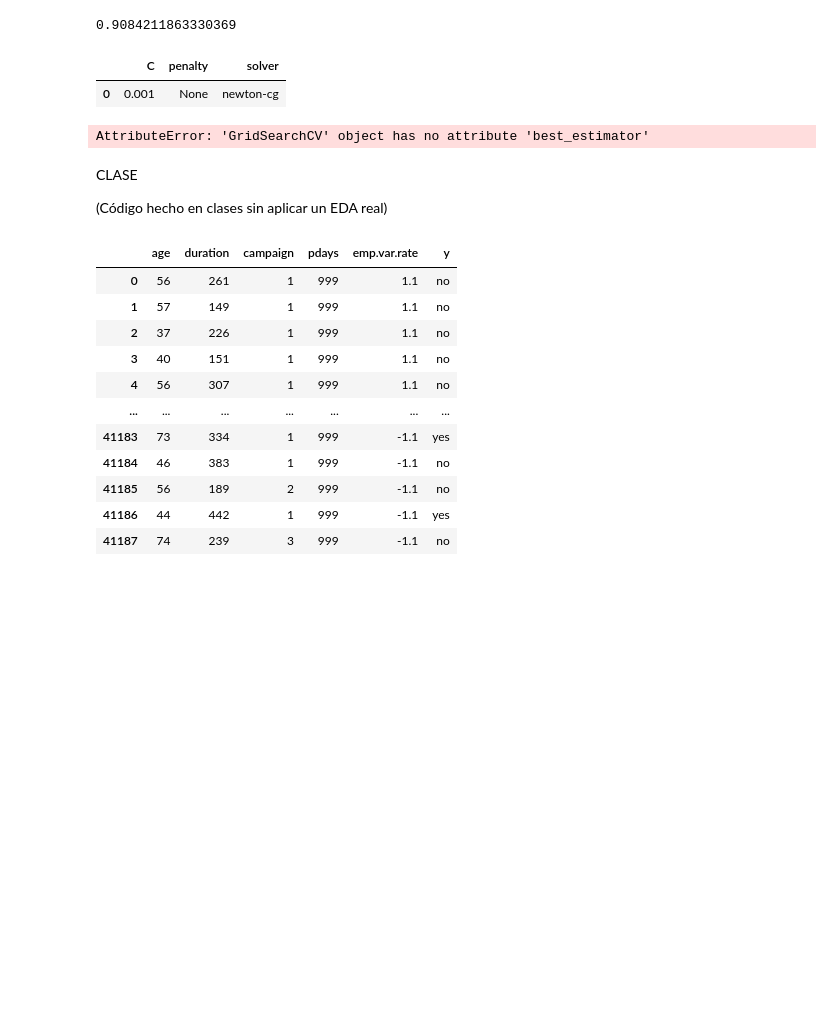
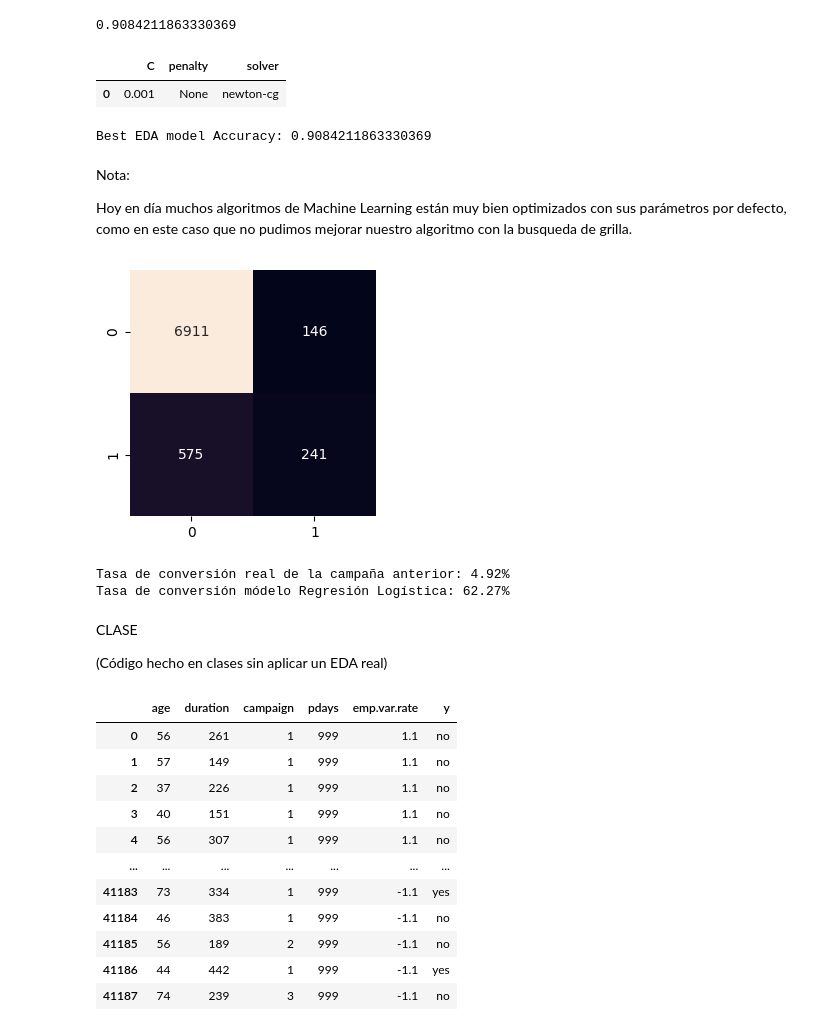
Before and after one commit to LuisCamachoRivero/Mi-Primer-modelo-ML, a Jupyter notebook: src/explore.ipynb, the cells around one changed output. Drawn from its saved outputs; the diff is of its cells as text; code cells hidden in the pictures; blank space fills up the shorter version.

```diff
--- a/src/explore.ipynb
+++ b/src/explore.ipynb
@@ -438,6 +444,8 @@ acc_score
 # %% [output]
 0.9084211863330369
 # %%
+# Búsqueda de Grilla para optimización por hiperparámetros
+
 from sklearn.model_selection import GridSearchCV
 
 def warn(*args, **kwargs):
@@ -446,7 +454,7 @@ import warnings
 warnings.warn = warn
 
 grid = {
-    "C": [0.001, 0.0001, 0.1, 1, 0.005, 0.003],
+    "C": [0.001, 0.0001, 0.01, 1, 0.005, 0.0003],
     "penalty": ["l1", "l2", "elasticnet", None],
     "solver": ["newton-cg", "lbfgs", "liblinear", "sag", "saga"]
 }
@@ -462,11 +470,43 @@ best_params_df
 |  | C | penalty | solver |
 | 0 | 0.001 | None | newton-cg |
 # %%
-best_eda_model = grid_search.best_estimator
+# Resultados de la hiperparametrización
+
+best_eda_model = grid_search.best_estimator_
 resultado = accuracy_score(best_eda_model.predict(X_test),y_test)
-print(f'Best EDA model: {resultado}')
+print(f'Best EDA model Accuracy: {resultado}')
 # %% [output]
-AttributeError: 'GridSearchCV' object has no attribute 'best_estimator'
+Best EDA model Accuracy: 0.9084211863330369
+# %% [markdown]
+Nota:
+
+Hoy en día muchos algoritmos de Machine Learning están muy bien optimizados con sus parámetros por defecto, como en este caso que no pudimos mejorar nuestro algoritmo con la busqueda de grilla.
+# %%
+# Visualización de resultado con Matriz de confusión
+
+from sklearn.metrics import confusion_matrix
+
+cm = confusion_matrix(y_test, best_eda_model.predict(X_test))
+
+cm_df = pd.DataFrame(cm)
+
+plt.figure(figsize = (3, 3))
+sns.heatmap(cm_df, annot=True, fmt="d", cbar=False)
+
+plt.tight_layout()
+
+plt.show()
+# %% [output]
+[figure, added]
+# %%
+tasa_conversion_real = (241+146)/(6911+575+241+146)
+print(f'Tasa de conversión real de la campaña anterior: {(tasa_conversion_real*100):.2f}%')
+
+tasa_conversion_modelo = 241/(241+146)
+print(f'Tasa de conversión módelo Regresión Logística: {(tasa_conversion_modelo*100):.2f}%')
+# %% [output]
+Tasa de conversión real de la campaña anterior: 4.92%
+Tasa de conversión módelo Regresión Logística: 62.27%
 # %% [markdown]
 CLASE
 
```
Also changed, not shown: parts of 16 cells of this notebook.
